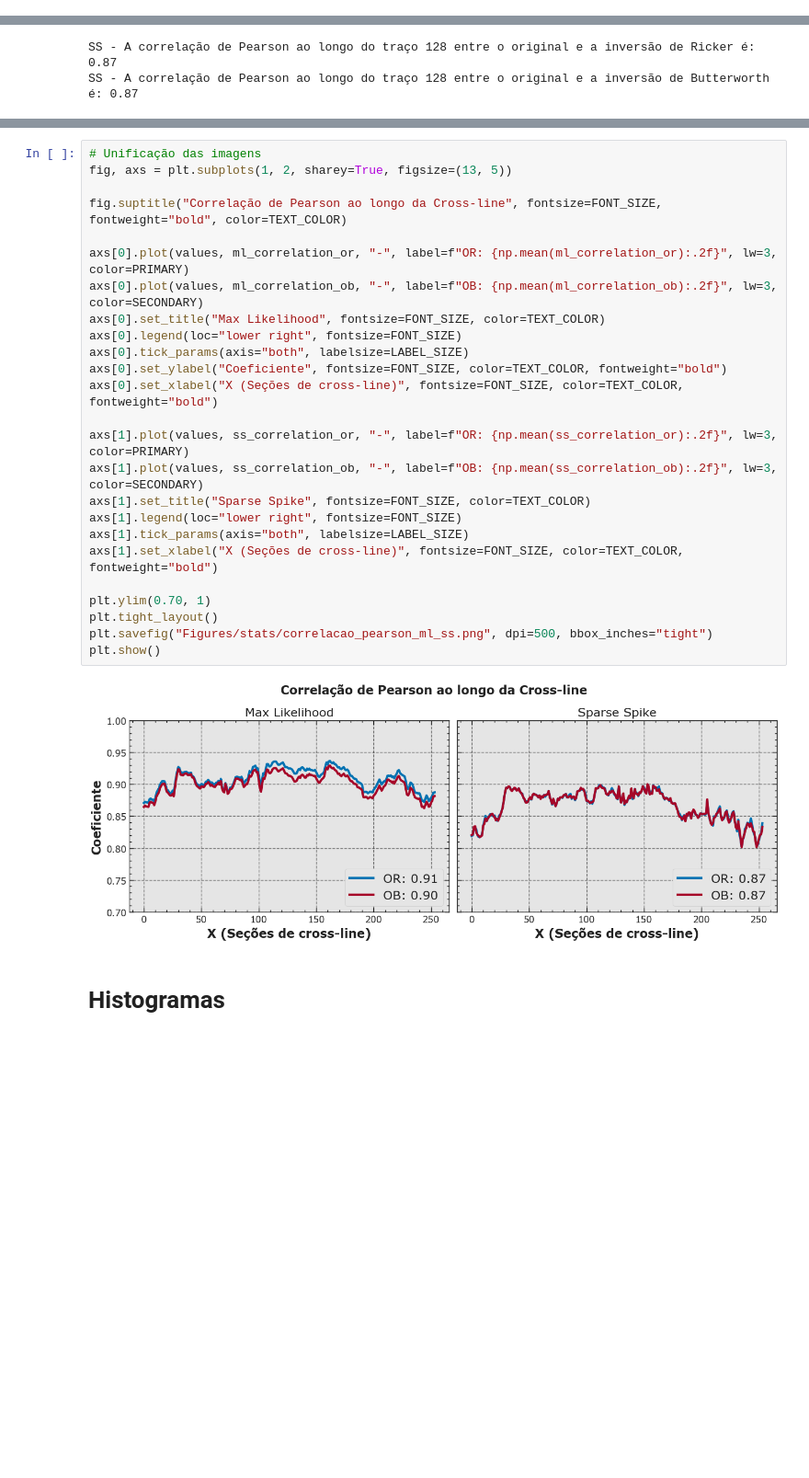
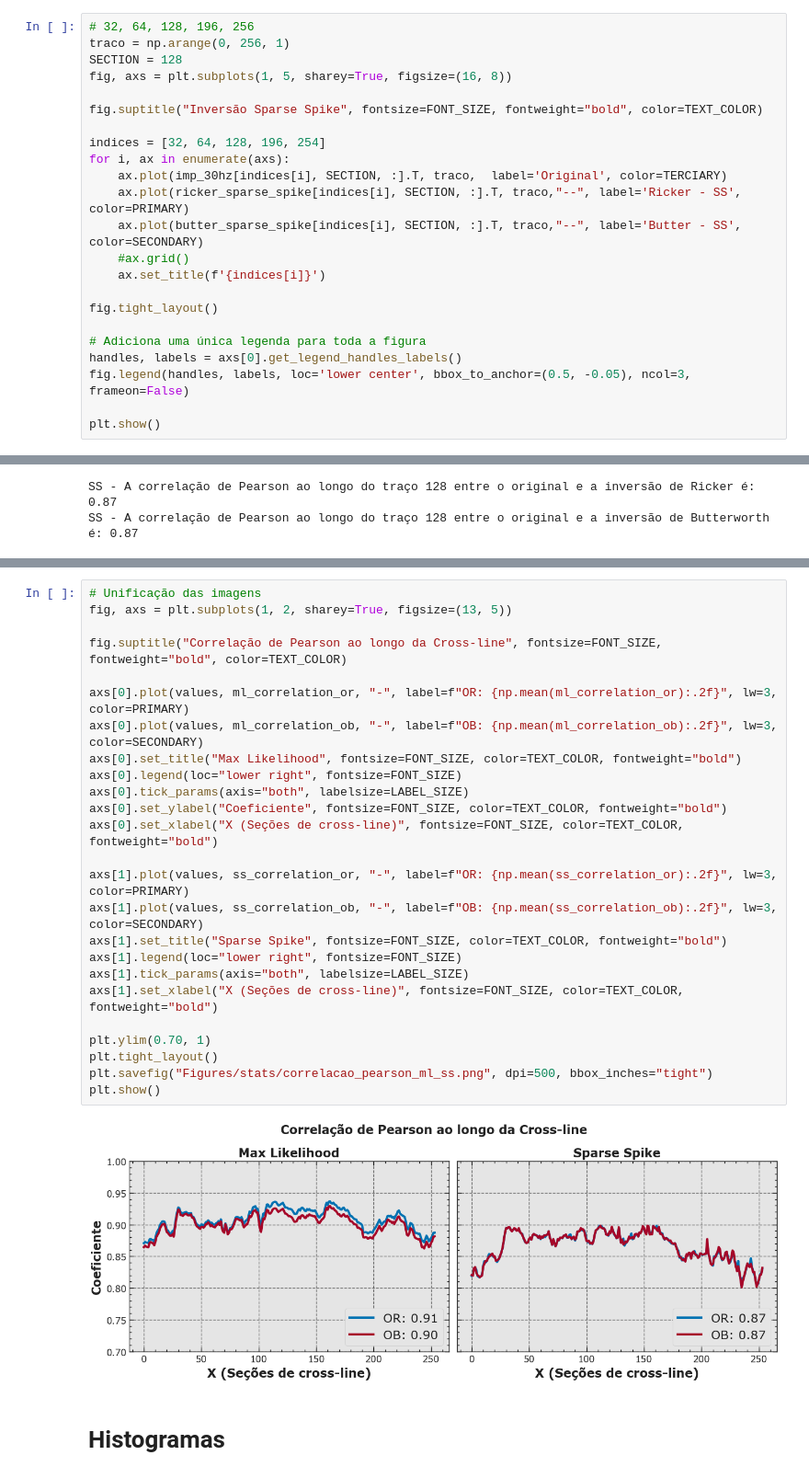
Before and after one commit to albano-a/tcc_methodology, a Jupyter notebook: stats.ipynb, the cells around one changed output, grey strips where cells are left out. Shown at 92% size. Saved outputs shown, nothing was run; the diff lists cells and outputs as text; blank space fills up the shorter version.

```diff
--- a/stats.ipynb
+++ b/stats.ipynb
@@ -94,3 +94,26 @@ fig.legend(handles, labels, loc='lower center', bbox_to_anchor=(0.5, -0.05), nco
 plt.show()
 # %% [output]
 [figure]
+# %%
+# 32, 64, 128, 196, 256
+traco = np.arange(0, 256, 1)
+SECTION = 128
+fig, axs = plt.subplots(1, 5, sharey=True, figsize=(16, 8))
+
+fig.suptitle("Inversão Sparse Spike", fontsize=FONT_SIZE, fontweight="bold", color=TEXT_COLOR)
+
+indices = [32, 64, 128, 196, 254]
+for i, ax in enumerate(axs):
+    ax.plot(imp_30hz[indices[i], SECTION, :].T, traco,  label='Original', color=TERCIARY)
+    ax.plot(ricker_sparse_spike[indices[i], SECTION, :].T, traco,"--", label='Ricker - SS', color=PRIMARY)
+    ax.plot(butter_sparse_spike[indices[i], SECTION, :].T, traco,"--", label='Butter - SS', color=SECONDARY)
+    #ax.grid()
+    ax.set_title(f'{indices[i]}')
+
+fig.tight_layout()
+
+# Adiciona uma única legenda para toda a figura
+handles, labels = axs[0].get_legend_handles_labels()
+fig.legend(handles, labels, loc='lower center', bbox_to_anchor=(0.5, -0.05), ncol=3, frameon=False)
+
+plt.show()
@@ -323,30 +362,30 @@ SS - A correlação de Pearson ao longo do traço 128 entre o original e a inver
 # %%
 # Unificação das imagens
 fig, axs = plt.subplots(1, 2, sharey=True, figsize=(13, 5))
 
 fig.suptitle("Correlação de Pearson ao longo da Cross-line", fontsize=FONT_SIZE, fontweight="bold", color=TEXT_COLOR)
 
 axs[0].plot(values, ml_correlation_or, "-", label=f"OR: {np.mean(ml_correlation_or):.2f}", lw=3, color=PRIMARY)
 axs[0].plot(values, ml_correlation_ob, "-", label=f"OB: {np.mean(ml_correlation_ob):.2f}", lw=3, color=SECONDARY)
-axs[0].set_title("Max Likelihood", fontsize=FONT_SIZE, color=TEXT_COLOR)
+axs[0].set_title("Max Likelihood", fontsize=FONT_SIZE, color=TEXT_COLOR, fontweight="bold")
 axs[0].legend(loc="lower right", fontsize=FONT_SIZE)
 axs[0].tick_params(axis="both", labelsize=LABEL_SIZE)
 axs[0].set_ylabel("Coeficiente", fontsize=FONT_SIZE, color=TEXT_COLOR, fontweight="bold")
 axs[0].set_xlabel("X (Seções de cross-line)", fontsize=FONT_SIZE, color=TEXT_COLOR, fontweight="bold")
 
 axs[1].plot(values, ss_correlation_or, "-", label=f"OR: {np.mean(ss_correlation_or):.2f}", lw=3, color=PRIMARY)
 axs[1].plot(values, ss_correlation_ob, "-", label=f"OB: {np.mean(ss_correlation_ob):.2f}", lw=3, color=SECONDARY)
-axs[1].set_title("Sparse Spike", fontsize=FONT_SIZE, color=TEXT_COLOR)
+axs[1].set_title("Sparse Spike", fontsize=FONT_SIZE, color=TEXT_COLOR, fontweight="bold")
 axs[1].legend(loc="lower right", fontsize=FONT_SIZE)
 axs[1].tick_params(axis="both", labelsize=LABEL_SIZE)
 axs[1].set_xlabel("X (Seções de cross-line)", fontsize=FONT_SIZE, color=TEXT_COLOR, fontweight="bold")
 
 plt.ylim(0.70, 1)
 plt.tight_layout()
 plt.savefig("Figures/stats/correlacao_pearson_ml_ss.png", dpi=500, bbox_inches="tight")
 plt.show()
 # %% [output]
-[figure, old version]
+[figure, new version]
 # %% [markdown]
 # Histogramas
 # %%
```
Also changed, not shown: parts of 6 cells of this notebook, 9 other files.
